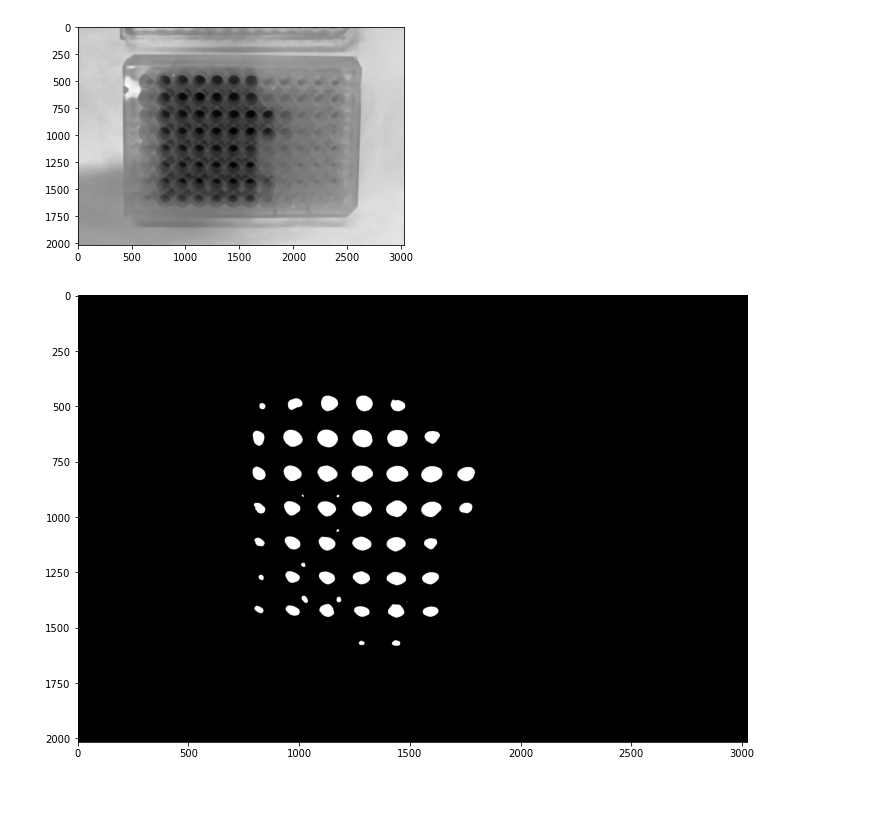
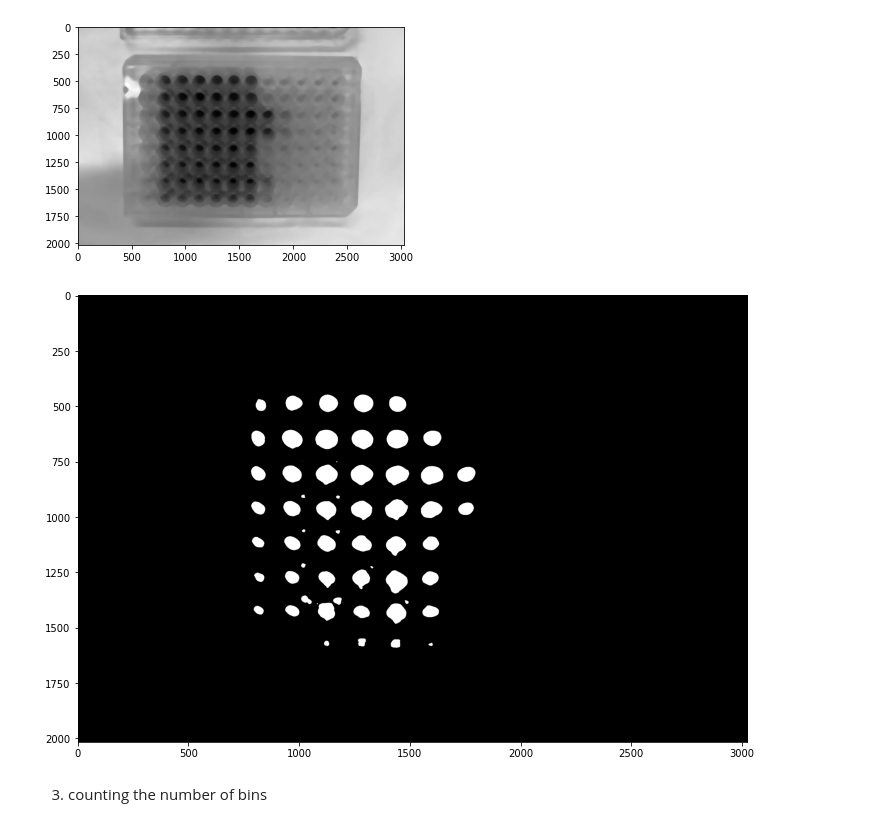
Before and after one commit to JuliaLorenzetti/data-science, a Jupyter notebook: CodingTask2.ipynb, the cells around one changed output. Cells and saved outputs as stored; diff of their text form; code cells hidden in the pictures; blank space fills up the shorter version.

```diff
--- a/CodingTask2.ipynb
+++ b/CodingTask2.ipynb
@@ -60,17 +60,23 @@ url_name = 'IMG_5379.png'
 imageRGB  = io.imread(url_pre+url_name)
 image = imageRGB[:,:,2]
 image = image[image.shape[0]//2:image.shape[0],:]
-image_mean = skf.median(image,selem=skm.disk(20))
+image_mean = skf.median(image,selem=skm.disk(25))
 plt.imshow(image_mean, cmap ='gray')
 plt.show()
 # %% [output]
 [figure]
 # %%
 # intensity thresholding
-threshold_manual = 52
+threshold_manual = 58
 image_threshold = image_mean<threshold_manual
 plt.figure(figsize=(12, 12))
 plt.imshow(image_threshold, cmap ='gray')
 plt.show()
+# saving the processed array as an image
+img_processed = Image.fromarray(image_threshold)
+url_name = 'IMG_5379_processed.png'
+img_processed.save(url_pre+url_name, format="png")
 # %% [output]
-[figure, old version]
+[figure, new version]
+# %% [markdown]
+3. counting the number of bins
```
Also changed, not shown: parts of 1 cell of this notebook.
